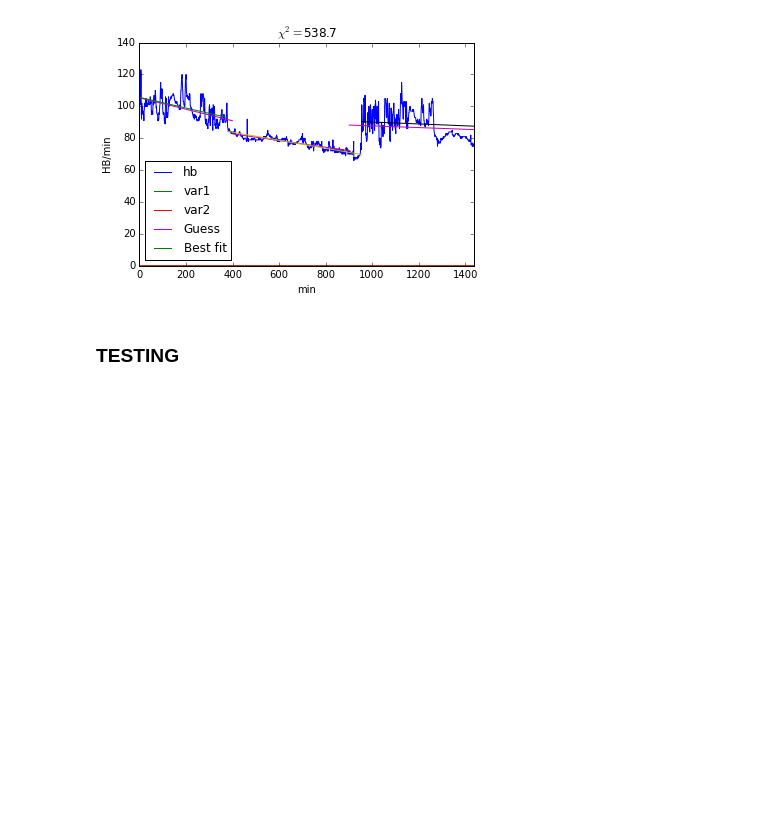
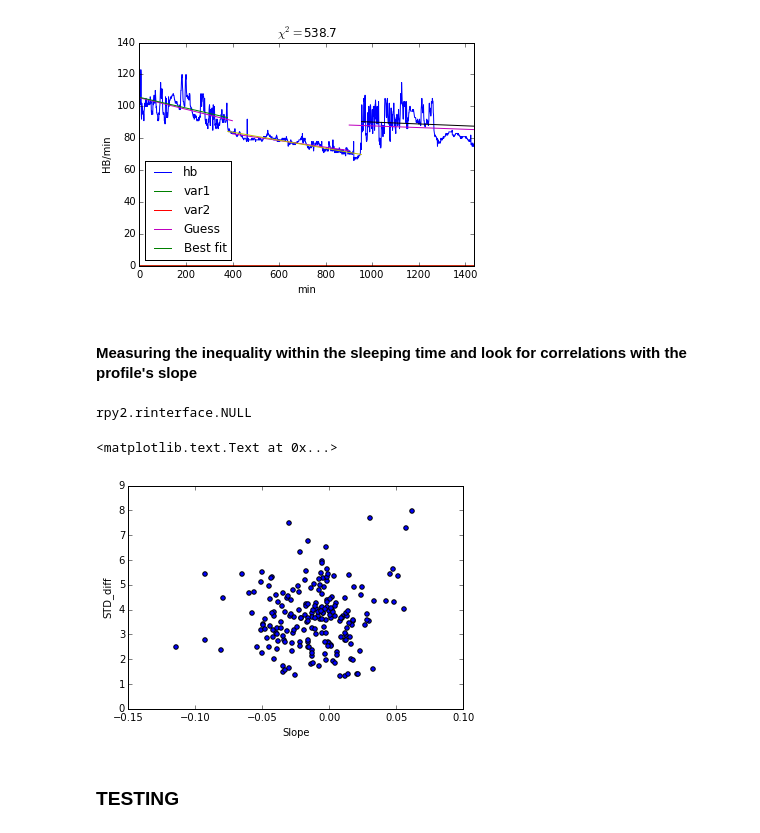
Before and after one commit to pastorenick/StressTest, a Jupyter notebook: Stress_analysis_fit.ipynb, the cells around one changed output. Drawn from its saved outputs; the diff is of its cells as text; code cells hidden in the pictures; blank space fills up the shorter version.

Commit message:
Further (useless) tests on sleep region data

```diff
--- a/Stress_analysis_fit.ipynb
+++ b/Stress_analysis_fit.ipynb
@@ -54,6 +54,16 @@ def retrieveSelection(xx, breaks):
         selections.append(np.where((xx>=breaks[ii]) & (xx<breaks[ii+1])))
     selections.append(np.where(xx>breaks[-1]))
     return selections
+
+
+def gini(list_of_values):
+    sorted_list = sorted(list_of_values)
+    height, area = 0, 0
+    for value in sorted_list:
+        height += value
+        area += height - value / 2.
+    fair_area = height * len(list_of_values) / 2
+    return (fair_area - area) / fair_area
 # %%
 # Retrieve data
 fileIn = open('dicDF.dat', 'rb')
@@ -240,5 +259,58 @@ Optimization terminated successfully.
 <matplotlib.text.Text at 0x...>
 <matplotlib.figure.Figure at 0x...>
 [figure]
+# %% [markdown]
+#### Measuring the inequality within the sleeping time and look for correlations with the profile's slope
+# %%
+listGini, listSlopes, listStd, listStdDiff, ID = [], [], [], [], []
+for ii in dicDF.keys():
+    ID.append(ii)
+    df_tmp = df_fit.loc[df_fit['ID'] == ii]
+    t0, t1 = int(round(df_tmp['SleepTime'])), int(round(df_tmp['AwakeTime']))
+    sleepProfile = dicDF[ii]['hb'][t0:t1]
+
+    mm, qq = dicSolution[ii].x[1], dicSolution[ii].x[4]
+    bestfit_line = np.arange(t0,t1)*mm+qq
+    normSleepProfile = sleepProfile / bestfit_line
+
+    listGini.append(gini(normSleepProfile))
+    listSlopes.append(mm)
+    listStd.append(std(normSleepProfile))
+
+    # Measuring the scatter of the minute-variability array
+    listDiff = []
+    for jj in np.arange(t0, t1-1):
+        listDiff.append(dicDF[ii]['hb'][jj+1]-dicDF[ii]['hb'][jj])
+
+    listStdDiff.append(np.std(listDiff))
+# %%
+# Creating dataframe with slope and stuff
+seriesSlope = pd.Series(listSlopes)
+seriesID = pd.Series(ID)
+seriesGini = pd.Series(listGini)
+seriesStd = pd.Series(listStd)
+seriesStdDiff = pd.Series(listStdDiff)
+
+dic_slope = {'ID':seriesID, 'Slope': seriesSlope,
+           'Gini': seriesGini, 'Std': seriesStd, 'StdDiff':seriesStdDiff}
+
+df_slope = pd.DataFrame(dic_slope)
+
+import rpy2.robjects as robjects
+from rpy2.robjects import pandas2ri
+pandas2ri.activate()
+
+## get a reference to the R function
+write_csv = robjects.r('write.csv')
+## save
+write_csv(df_slope,'fit.csv')
+# %% [output]
+rpy2.rinterface.NULL
+# %%
+scatter(listSlopes, listStdDiff)
+xlabel('Slope'); ylabel('STD_diff')
+# %% [output]
+<matplotlib.text.Text at 0x...>
+[figure, added]
 # %% [markdown]
 ### TESTING
```
Also changed, not shown: parts of 3 cells of this notebook, 3 other files.
